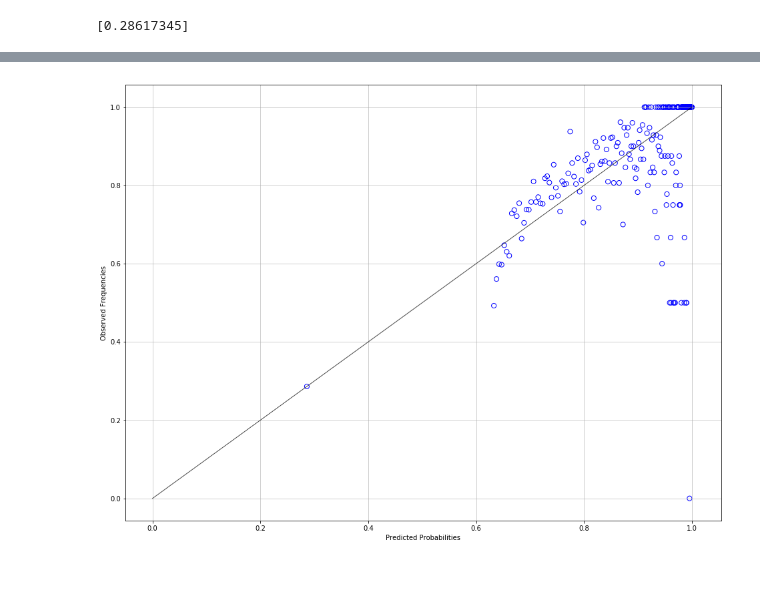
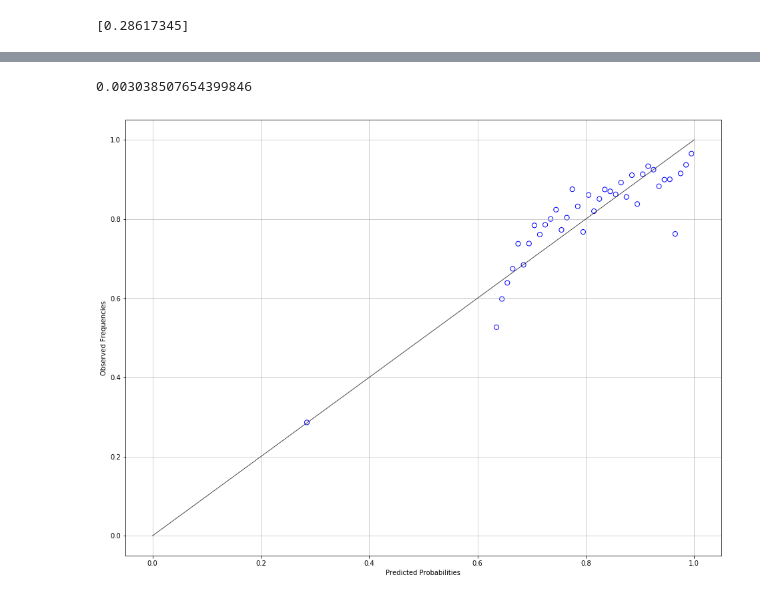
Before and after one commit to bhaney/snoq_rainfall, a Jupyter notebook: Logistic_regression_rainfall_prediction.ipynb, the cells around one changed output, grey strips where cells are left out. Drawn from its saved outputs; the diff is of its cells as text; code cells hidden in the pictures.

```diff
--- a/Logistic_regression_rainfall_prediction.ipynb
+++ b/Logistic_regression_rainfall_prediction.ipynb
@@ -659,14 +659,31 @@ calib_df.head(20)
 | 17 | 17.0 | 79 | 1 | 1 | 64 | 0.810127 | ... |
 | 18 | 18.0 | 132 | 1 | 1 | 100 | 0.757576 | ... |
 | 19 | 19.0 | 87 | 1 | 1 | 67 | 0.770115 | ... |
+# %%
+linex = np.linspace(0,1,101)
+i = 99
+predictions = calib_df[(calib_df['predict frac'] > linex[i]) & (calib_df['predict frac'] <= linex[i+1])]
+predictions['predict frac'].std()
+# %% [output]
+0.003038507654399846
+# %%
+plot_df = pd.DataFrame(columns=['predict frac','measured mean','std err'])
+linex = np.linspace(0,1,101)
+
+for i in range(len(linex)-1):
+    predictions = calib_df[(calib_df['predict frac'] > linex[i]) & (calib_df['predict frac'] <= linex[i+1])]
+    predict_frac = (linex[i]+linex[i+1])/2.
+    measured_mean = predictions['measured frac'].mean()
+    std_err = predictions['predict frac'].std()
+    data = pd.DataFrame({'predict frac': [predict_frac], 'measured mean':[measured_mean], 'std err':[std_err]})
+    plot_df = pd.concat([plot_df, data],axis=0, ignore_index=True)
 # %%
-linex = np.linspace(0,1,100)
 plt.close('all')
 plt.figure(figsize=(16,12))
 plt.plot(linex, linex, 'k-', lw=1, alpha=0.70)
-plt.scatter(x=calib_df['predict frac'].values, y=calib_df['measured frac'].values, s=50, color='blue',marker='o',facecolors='none');
+plt.scatter(x=plot_df['predict frac'].values, y=plot_df['measured mean'].values, s=50, color='blue',marker='o',facecolors='none');
 plt.xlabel('Predicted Probabilities')
 plt.ylabel('Observed Frequencies')
 plt.grid(axis='both', alpha=0.75)
 # %% [output]
-[figure, old version]
+[figure, new version]
```
